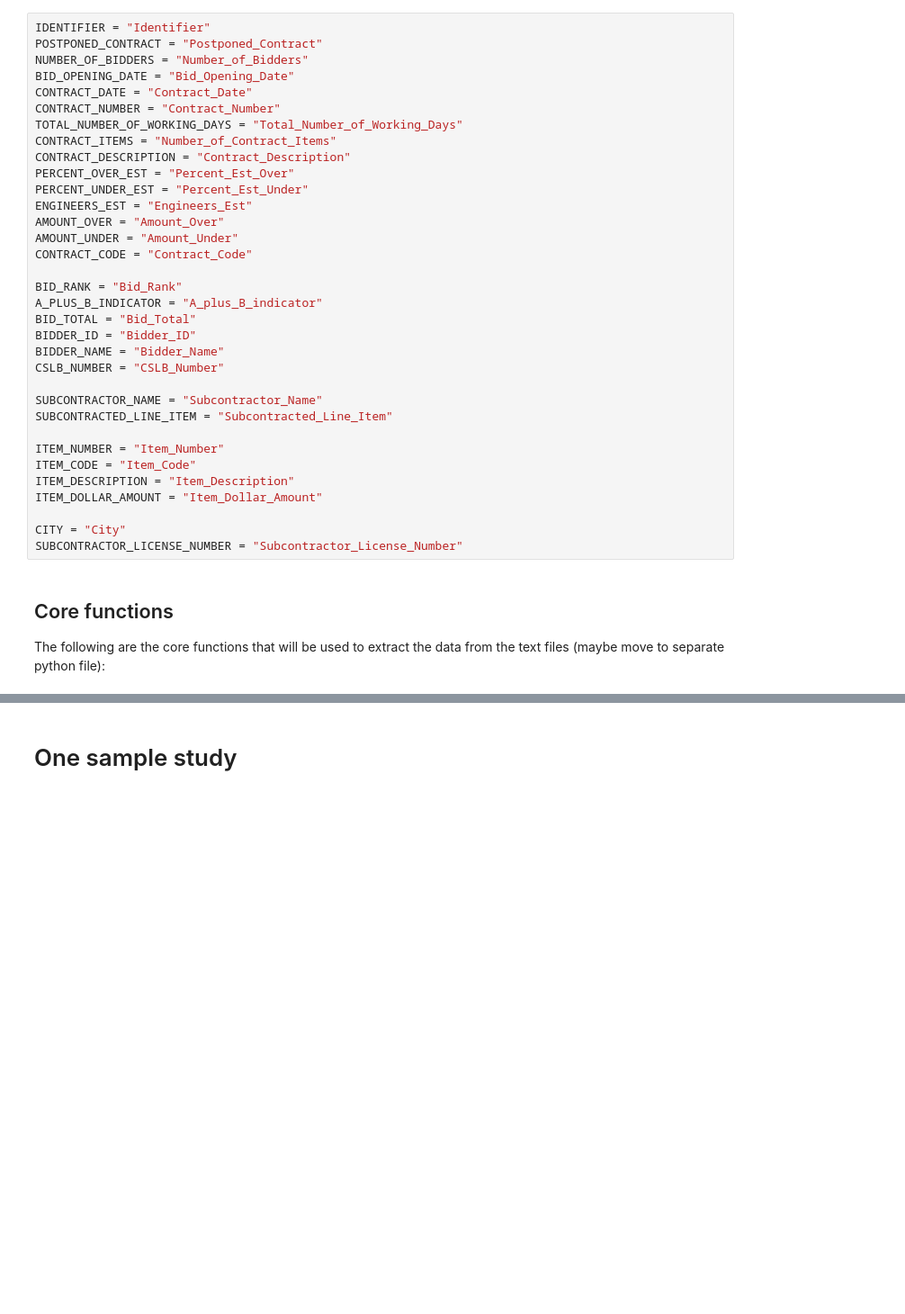
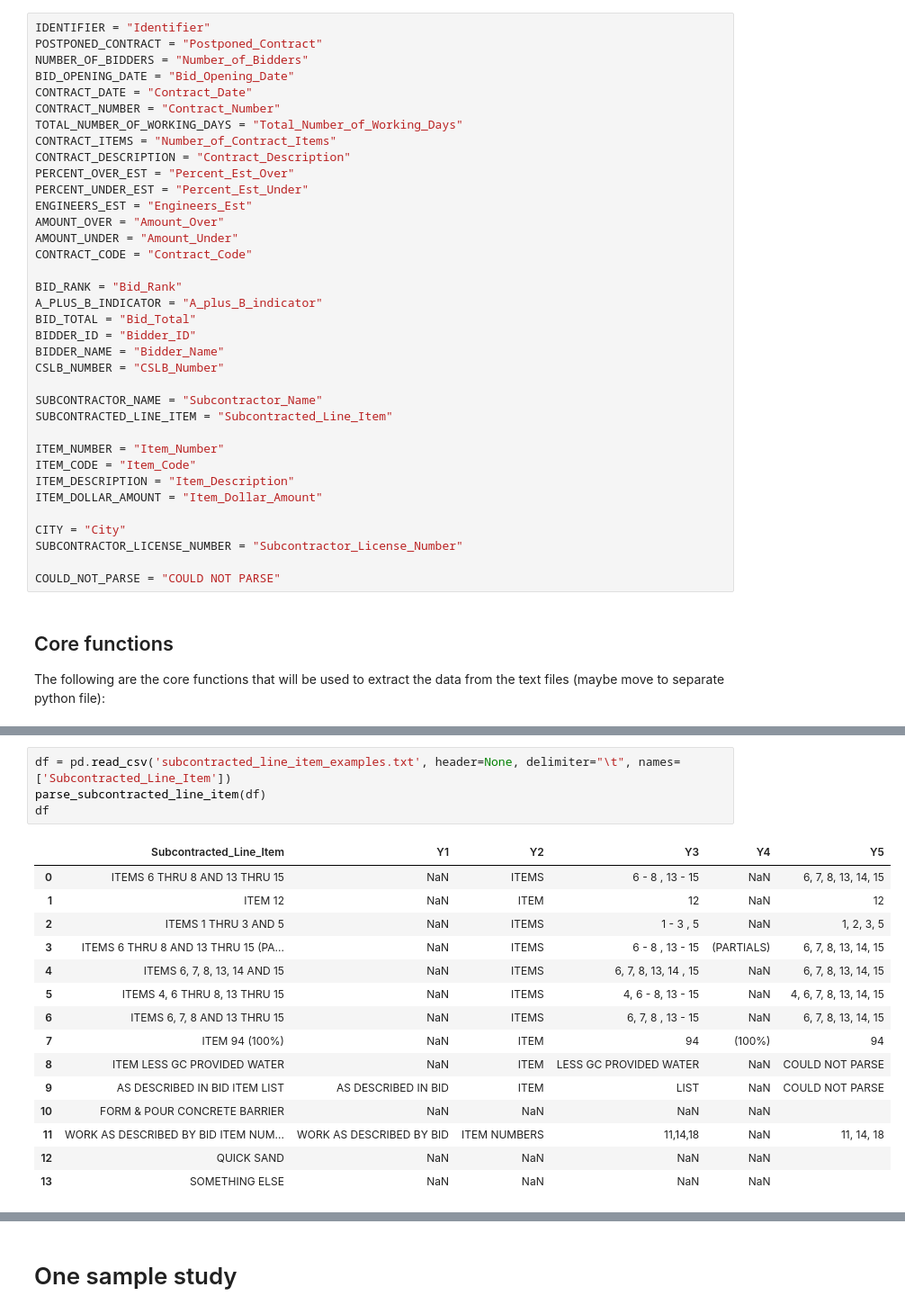
Before and after one commit to nesaboz/caltrans_data_extraction, a Jupyter notebook: main.ipynb, the cells around one changed output, grey strips where cells are left out. Shown at 90% size. Drawn from its saved outputs; the diff is of its cells as text; blank space fills up the shorter version.

Commit message:
parsed bid subcontractors and added bid subcontractors outliers file

```diff
--- a/main.ipynb
+++ b/main.ipynb
@@ -88,6 +90,8 @@ ITEM_DOLLAR_AMOUNT = "Item_Dollar_Amount"
 
 CITY = "City"
 SUBCONTRACTOR_LICENSE_NUMBER = "Subcontractor_License_Number"
+
+COULD_NOT_PARSE = "COULD NOT PARSE"
 # %% [markdown]
 ## Core functions
 
@@ -262,0 +316,20 @@ def read_file(filepath: str):
+# %%
+df = pd.read_csv('subcontracted_line_item_examples.txt', header=None, delimiter="\t", names=['Subcontracted_Line_Item'])
+parse_subcontracted_line_item(df)
+df
+# %% [output]
+|  | Subcontracted_Line_Item | Y1 | Y2 | Y3 | Y4 | Y5 |
+| 0 | ITEMS 6 THRU 8 AND 13 THRU 15 | NaN | ITEMS | 6 - 8 , 13 - 15 | NaN | 6, 7, 8, 13, 14, 15 |
+| 1 | ITEM 12 | NaN | ITEM | 12 | NaN | 12 |
+| 2 | ITEMS 1 THRU 3 AND 5 | NaN | ITEMS | 1 - 3 , 5 | NaN | 1, 2, 3, 5 |
+| 3 | ITEMS 6 THRU 8 AND 13 THRU 15 (PA... | NaN | ITEMS | 6 - 8 , 13 - 15 | (PARTIALS) | 6, 7, 8, 13, 14, 15 |
+| 4 | ITEMS 6, 7, 8, 13, 14 AND 15 | NaN | ITEMS | 6, 7, 8, 13, 14 , 15 | NaN | 6, 7, 8, 13, 14, 15 |
+| 5 | ITEMS 4, 6 THRU 8, 13 THRU 15 | NaN | ITEMS | 4, 6 - 8, 13 - 15 | NaN | 4, 6, 7, 8, 13, 14, 15 |
+| 6 | ITEMS 6, 7, 8 AND 13 THRU 15 | NaN | ITEMS | 6, 7, 8 , 13 - 15 | NaN | 6, 7, 8, 13, 14, 15 |
+| 7 | ITEM 94 (100%) | NaN | ITEM | 94 | (100%) | 94 |
+| 8 | ITEM LESS GC PROVIDED WATER | NaN | ITEM | LESS GC PROVIDED WATER | NaN | COULD NOT PARSE |
+| 9 | AS DESCRIBED IN BID ITEM LIST | AS DESCRIBED IN BID | ITEM | LIST | NaN | COULD NOT PARSE |
+| 10 | FORM & POUR CONCRETE BARRIER | NaN | NaN | NaN | NaN |  |
+| 11 | WORK AS DESCRIBED BY BID ITEM NUM... | WORK AS DESCRIBED BY BID | ITEM NUMBERS | 11,14,18 | NaN | 11, 14, 18 |
+| 12 | QUICK SAND | NaN | NaN | NaN | NaN |  |
+| 13 | SOMETHING ELSE | NaN | NaN | NaN | NaN |  |
```
Also changed, not shown: parts of 13 cells of this notebook, 1 other file.
